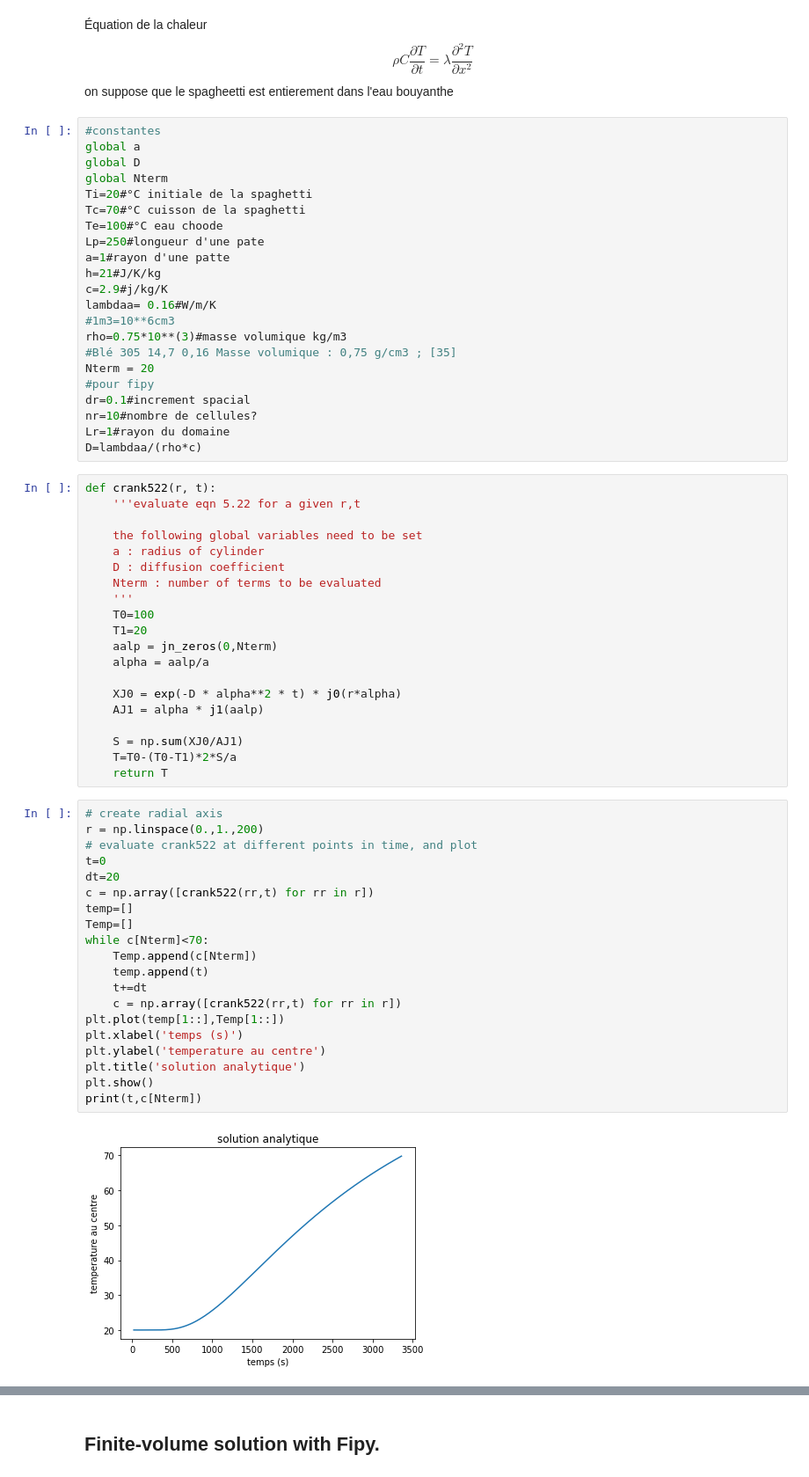
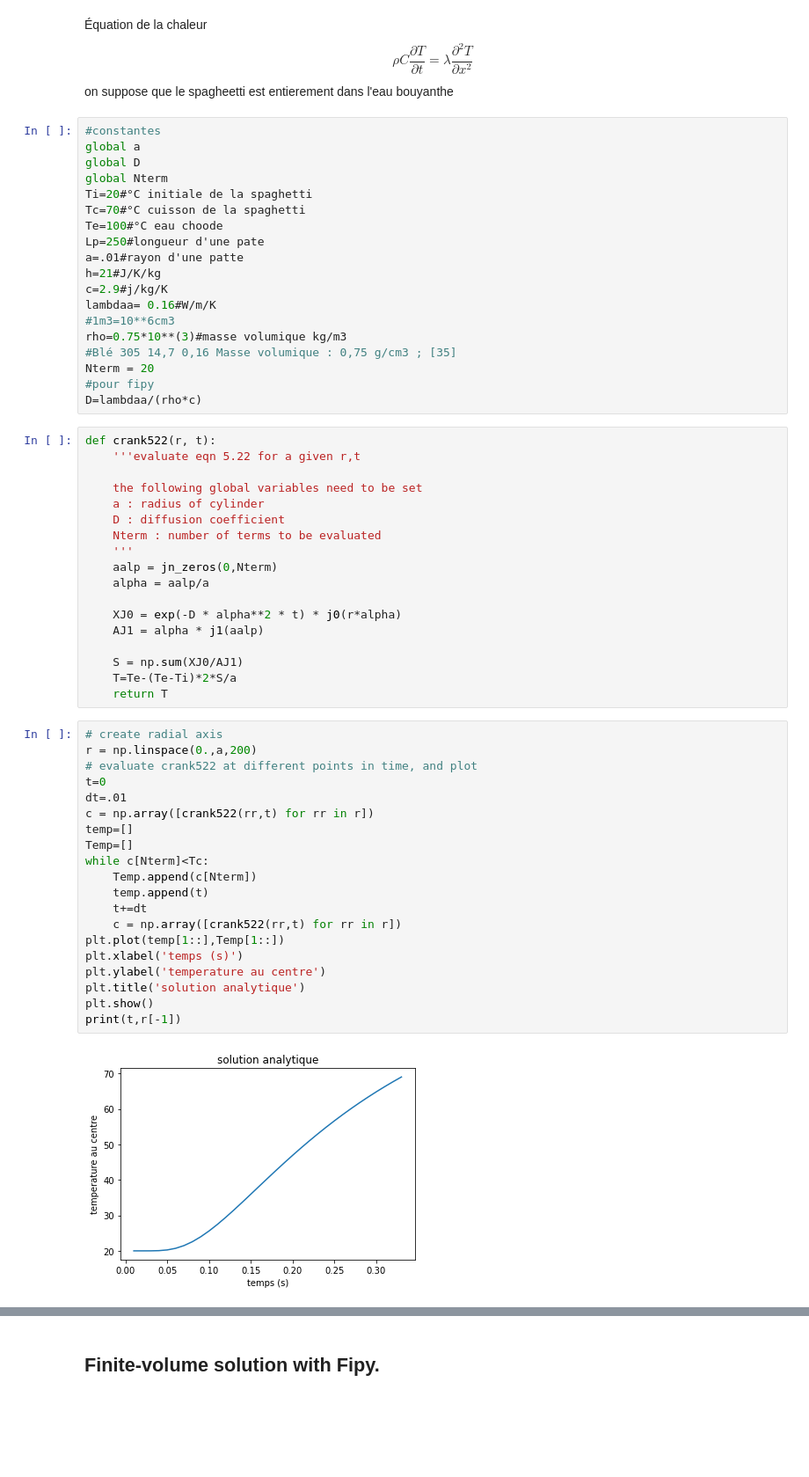
Before and after one commit to cyRi-Le/thermo, a Jupyter notebook: thermo.ipynb, the cells around one changed output, grey strips where cells are left out. Shown at 88% size. Saved outputs shown, nothing was run; the diff lists cells and outputs as text; blank space fills up the shorter version.

```diff
--- a/thermo.ipynb
+++ b/thermo.ipynb
@@ -36,7 +36,7 @@ Ti=20#°C initiale de la spaghetti
 Tc=70#°C cuisson de la spaghetti
 Te=100#°C eau choode
 Lp=250#longueur d'une pate
-a=1#rayon d'une patte
+a=.01#rayon d'une patte
 h=21#J/K/kg
 c=2.9#j/kg/K
 lambdaa= 0.16#W/m/K
@@ -45,9 +45,6 @@ rho=0.75*10**(3)#masse volumique kg/m3
 #Blé 305 14,7 0,16 Masse volumique : 0,75 g/cm3 ; [35]
 Nterm = 20
 #pour fipy
-dr=0.1#increment spacial
-nr=10#nombre de cellules?
-Lr=1#rayon du domaine
 D=lambdaa/(rho*c)
 # %%
 def crank522(r, t):
@@ -58,8 +55,6 @@ def crank522(r, t):
     D : diffusion coefficient
     Nterm : number of terms to be evaluated
     '''
-    T0=100
-    T1=20
     aalp = jn_zeros(0,Nterm)
     alpha = aalp/a
 
@@ -67,27 +62,27 @@ def crank522(r, t):
     AJ1 = alpha * j1(aalp)
 
     S = np.sum(XJ0/AJ1)
-    T=T0-(T0-T1)*2*S/a
+    T=Te-(Te-Ti)*2*S/a
     return T
 # %%
 # create radial axis
-r = np.linspace(0.,1.,200)
+r = np.linspace(0.,a,200)
 # evaluate crank522 at different points in time, and plot
 t=0
-dt=20
+dt=.01
 c = np.array([crank522(rr,t) for rr in r])
 temp=[]
 Temp=[]
-while c[Nterm]<70:
+while c[Nterm]<Tc:
     Temp.append(c[Nterm])
     temp.append(t)
     t+=dt
     c = np.array([crank522(rr,t) for rr in r])
 plt.plot(temp[1::],Temp[1::])
 plt.xlabel('temps (s)')
 plt.ylabel('temperature au centre')
 plt.title('solution analytique')
 plt.show()
-print(t,c[Nterm])
+print(t,r[-1])
 # %% [output]
-[figure, old version]
+[figure, new version]
```
Also changed, not shown: parts of 6 cells of this notebook.
